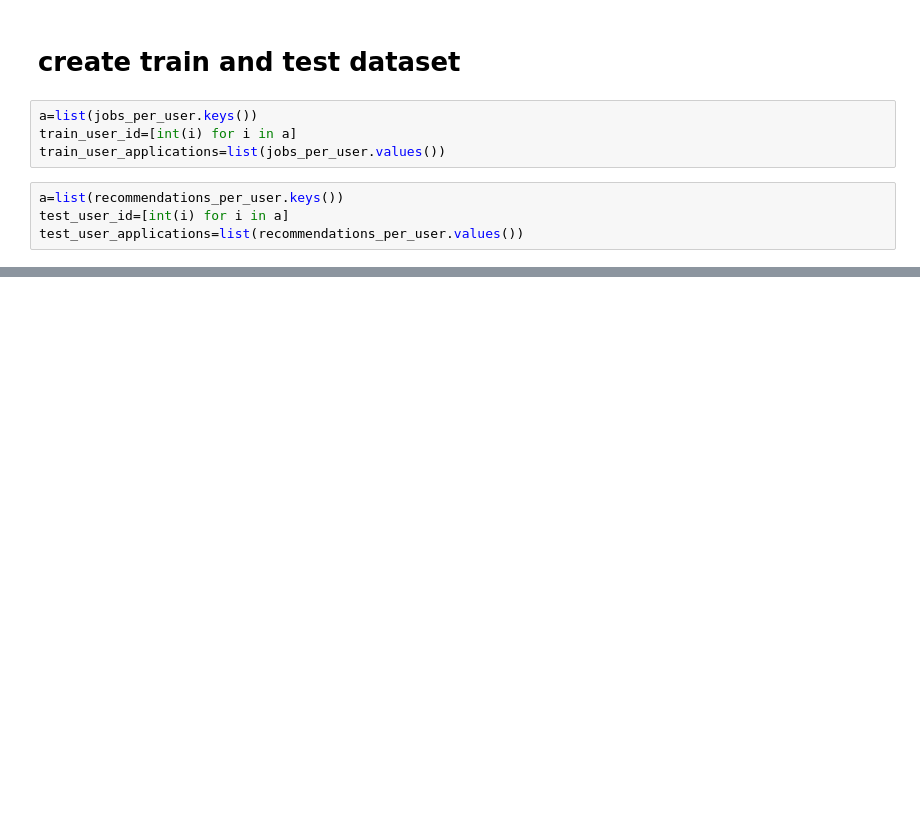
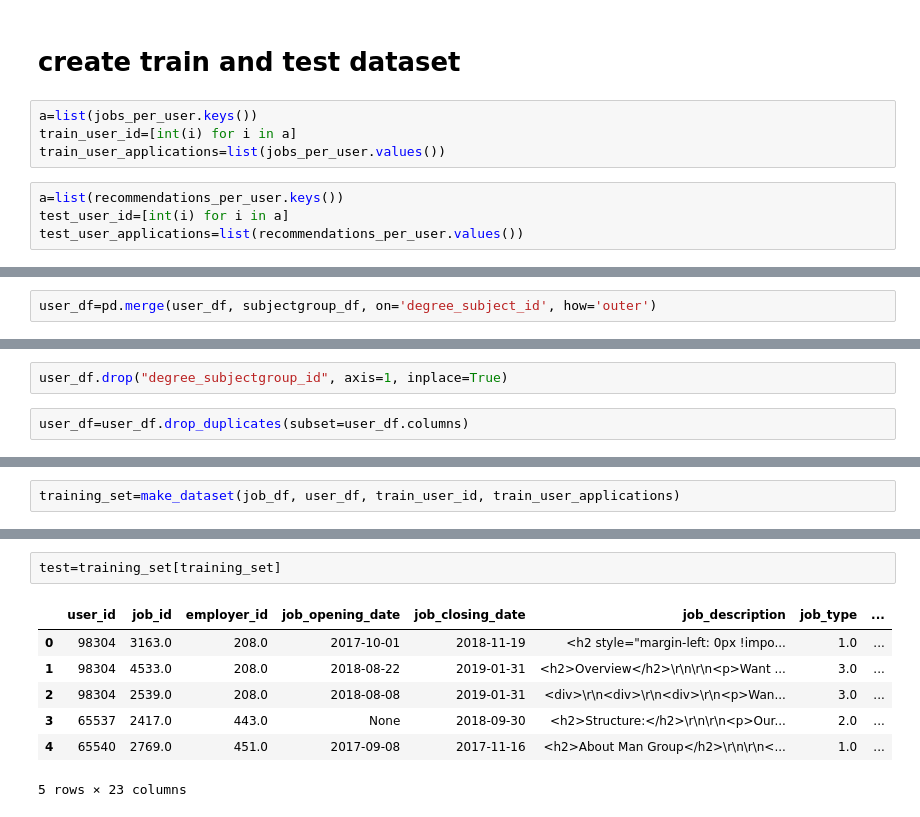
Before and after one commit to Lassanabright/Bright_Network-Data_Science, a Jupyter notebook: Train_Test_Dataset.ipynb, the cells around one changed output, grey strips where cells are left out. Drawn from its saved outputs; the diff is of its cells as text; blank space fills up the shorter version.

```diff
--- a/Train_Test_Dataset.ipynb
+++ b/Train_Test_Dataset.ipynb
@@ -258,0 +653,2 @@ class users:
+# %%
+user_df=pd.merge(user_df, subjectgroup_df, on='degree_subject_id', how='outer')
@@ -258,0 +657,4 @@ class users:
+# %%
+user_df.drop("degree_subjectgroup_id", axis=1, inplace=True)
+# %%
+user_df=user_df.drop_duplicates(subset=user_df.columns)
@@ -258,0 +802,2 @@ class users:
+# %%
+training_set=make_dataset(job_df, user_df, train_user_id, train_user_applications)
@@ -258,0 +837,10 @@ class users:
+# %%
+test=training_set[training_set]
+# %% [output]
+|  | user_id | job_id | employer_id | job_opening_date | job_closing_date | job_description | job_type | ... |
+| 0 | 98304 | 3163.0 | 208.0 | 2017-10-01 | 2018-11-19 | <h2 style="margin-left: 0px !impo... | 1.0 | ... |
+| 1 | 98304 | 4533.0 | 208.0 | 2018-08-22 | 2019-01-31 | <h2>Overview</h2>\r\n\r\n<p>Want ... | 3.0 | ... |
+| 2 | 98304 | 2539.0 | 208.0 | 2018-08-08 | 2019-01-31 | <div>\r\n<div>\r\n<div>\r\n<p>Wan... | 3.0 | ... |
+| 3 | 65537 | 2417.0 | 443.0 | None | 2018-09-30 | <h2>Structure:</h2>\r\n\r\n<p>Our... | 2.0 | ... |
+| 4 | 65540 | 2769.0 | 451.0 | 2017-09-08 | 2017-11-16 | <h2>About Man Group</h2>\r\n\r\n<... | 1.0 | ... |
+5 rows × 23 columns
```
Also changed, not shown: parts of 52 cells of this notebook.
